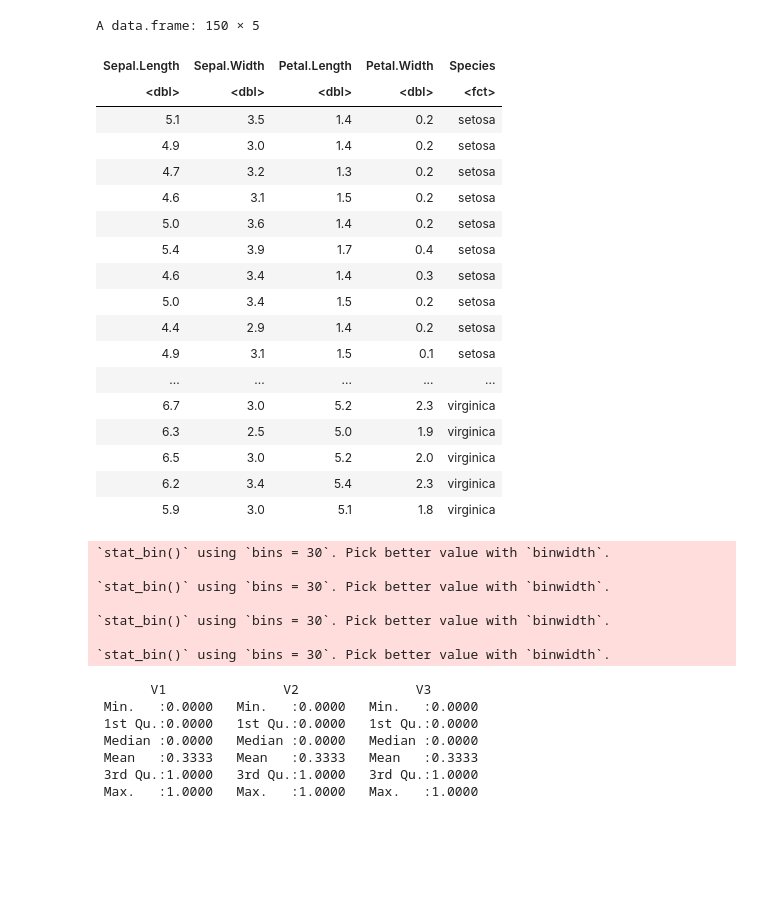
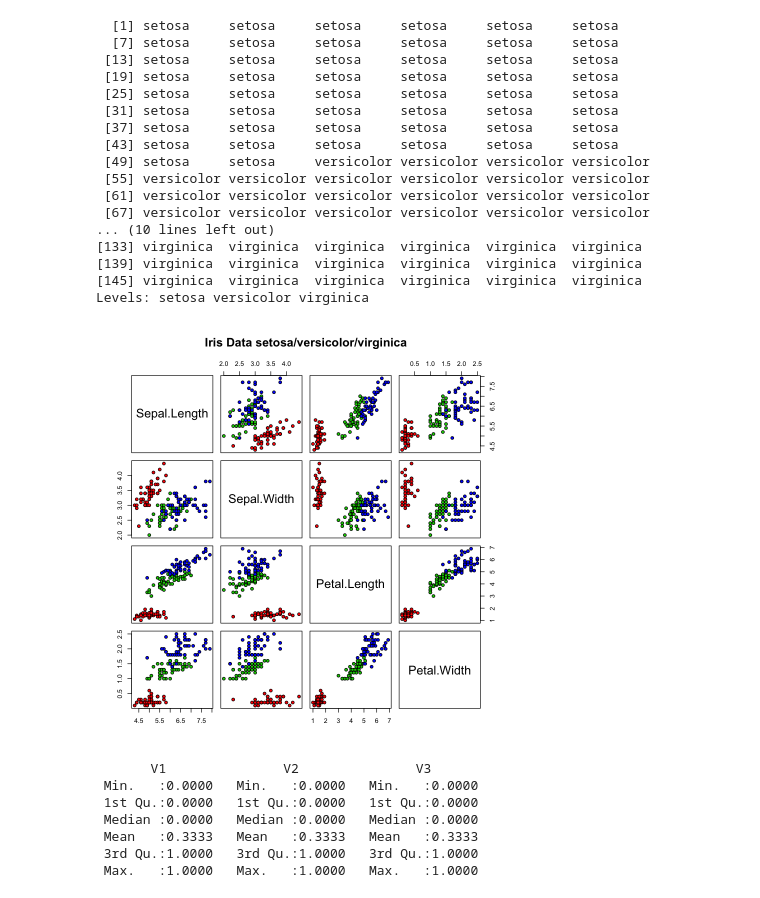
Before and after one commit to nakaken0629/rstudy, a Jupyter notebook: iris.ipynb, the cells around one changed output. Saved outputs shown, nothing was run; the diff lists cells and outputs as text; code cells hidden in the pictures; blank space fills up the shorter version.

```diff
--- a/iris.ipynb
+++ b/iris.ipynb
@@ -7,22 +25,20 @@ library(caret)
 # %%
-iris
+iris[,5]
 # %% [output]
-A data.frame: 150 × 5
+  [1] setosa     setosa     setosa     setosa     setosa     setosa
+  [7] setosa     setosa     setosa     setosa     setosa     setosa
+ [13] setosa     setosa     setosa     setosa     setosa     setosa
+ [19] setosa     setosa     setosa     setosa     setosa     setosa
+ [25] setosa     setosa     setosa     setosa     setosa     setosa
+ [31] setosa     setosa     setosa     setosa     setosa     setosa
+ [37] setosa     setosa     setosa     setosa     setosa     setosa
+ [43] setosa     setosa     setosa     setosa     setosa     setosa
+ [49] setosa     setosa     versicolor versicolor versicolor versicolor
+ [55] versicolor versicolor versicolor versicolor versicolor versicolor
+ [61] versicolor versicolor versicolor versicolor versicolor versicolor
+ [67] versicolor versicolor versicolor versicolor versicolor versicolor
+... (10 lines left out)
+[133] virginica  virginica  virginica  virginica  virginica  virginica
+[139] virginica  virginica  virginica  virginica  virginica  virginica
+[145] virginica  virginica  virginica  virginica  virginica  virginica
+Levels: setosa versicolor virginica
-| Sepal.Length | Sepal.Width | Petal.Length | Petal.Width | Species |
-| <dbl> | <dbl> | <dbl> | <dbl> | <fct> |
-| 5.1 | 3.5 | 1.4 | 0.2 | setosa |
-| 4.9 | 3.0 | 1.4 | 0.2 | setosa |
-| 4.7 | 3.2 | 1.3 | 0.2 | setosa |
-| 4.6 | 3.1 | 1.5 | 0.2 | setosa |
-| 5.0 | 3.6 | 1.4 | 0.2 | setosa |
-| 5.4 | 3.9 | 1.7 | 0.4 | setosa |
-| 4.6 | 3.4 | 1.4 | 0.3 | setosa |
-| 5.0 | 3.4 | 1.5 | 0.2 | setosa |
-| 4.4 | 2.9 | 1.4 | 0.2 | setosa |
-| 4.9 | 3.1 | 1.5 | 0.1 | setosa |
-| ... | ... | ... | ... | ... |
-| 6.7 | 3.0 | 5.2 | 2.3 | virginica |
-| 6.3 | 2.5 | 5.0 | 1.9 | virginica |
-| 6.5 | 3.0 | 5.2 | 2.0 | virginica |
-| 6.2 | 3.4 | 5.4 | 2.3 | virginica |
-| 5.9 | 3.0 | 5.1 | 1.8 | virginica |
@@ -32,20 +45,13 @@ library("GGally")
-# %%
-p <- ggpairs(iris,aes_string(colour="Species"))
-ggsave("Pairs.pdf", p, family="Japan1GothicBBB",width=8,height=8)
-# %% [output]
-`stat_bin()` using `bins = 30`. Pick better value with `binwidth`.
-
-`stat_bin()` using `bins = 30`. Pick better value with `binwidth`.
-
-`stat_bin()` using `bins = 30`. Pick better value with `binwidth`.
-
-`stat_bin()` using `bins = 30`. Pick better value with `binwidth`.
 # %%
 index<-createDataPartition(iris$Species,p=0.7,list=F)
 Train_Features <- data.matrix(iris[index,-5])
 Train_Labels <- iris[index,5]
 Test_Features <- data.matrix(iris[-index,-5])
 Test_Labels <- iris[-index,5]
+# %%
+pairs(iris[1:4], main = "Iris Data setosa/versicolor/virginica", pch = 21, bg = c("red", "green3", "blue")[unclass(iris$Species)])
+# %% [output]
+[figure, added]
 # %%
 to_categorical(as.numeric(Train_Labels))[,c(-1)] -> Train_Labels
 to_categorical(as.numeric(Test_Labels))[,c(-1)] -> Test_Labels
```
Also changed, not shown: parts of 8 cells of this notebook.
